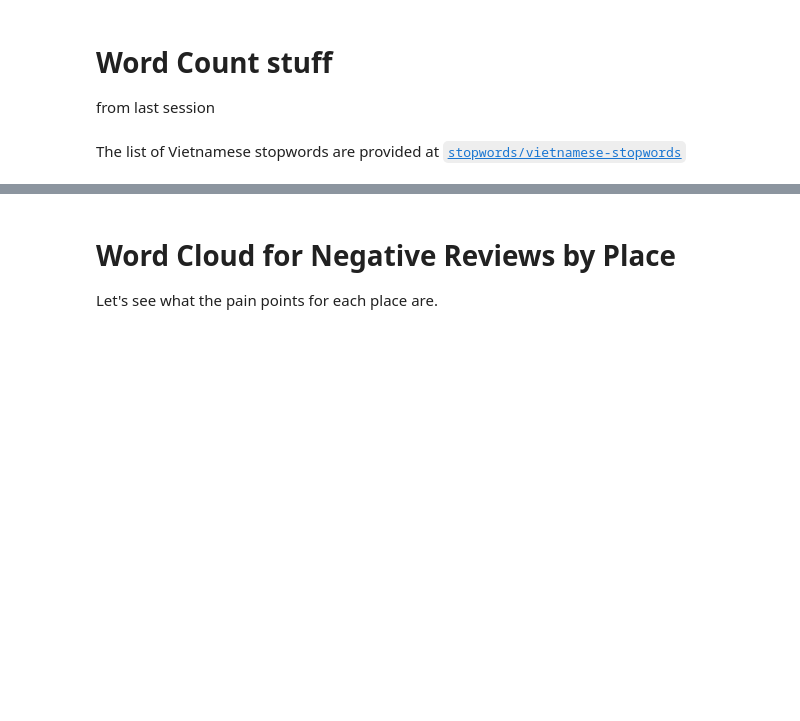
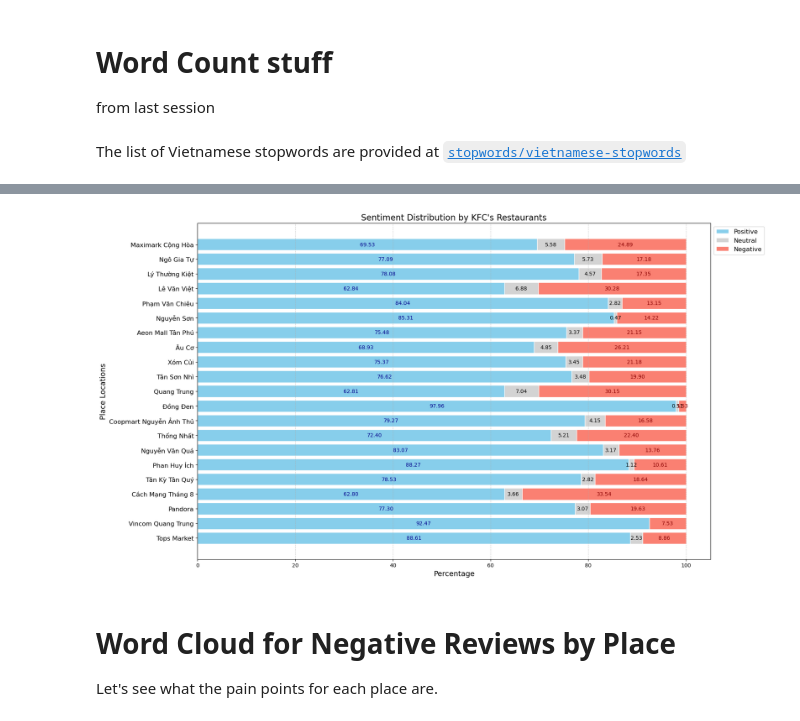
Before and after one commit to Ngoc-Cac/kfc-reviews-with-bigdata, a Jupyter notebook: sentiment_analysis/eda_2.ipynb, the cells around one changed output, grey strips where cells are left out. Saved outputs shown, nothing was run; the diff lists cells and outputs as text; code cells hidden in the pictures; blank space fills up the shorter version.

```diff
--- a/sentiment_analysis/eda_2.ipynb
+++ b/sentiment_analysis/eda_2.ipynb
@@ -181,3 +178,49 @@ plt.show()
+# %%
+ratio_df = pivot_df.div(pivot_df['Total'], axis=0) * 100
+
+# Visualize stacked bar
+plt.figure(figsize=(18, 10))
+
+p1 = plt.barh(ratio_df.index, ratio_df['positive'],
+              color='skyblue', label='Positive', edgecolor='white')
+p2 = plt.barh(ratio_df.index, ratio_df['neutral'],
+              left=ratio_df['positive'],
+              color='lightgray', label='Neutral', edgecolor='white')
+p3 = plt.barh(ratio_df.index, ratio_df['negative'],
+              left=ratio_df['positive'] + ratio_df['neutral'],
+              color='salmon', label='Negative', edgecolor='white')
+
+for i, place in enumerate(ratio_df.index):
+    # Positive
+    if ratio_df['positive'].iloc[i] > 0:
+        plt.text(ratio_df['positive'].iloc[i]/2, i,
+                f"{ratio_df['positive'].iloc[i]:.2f}",
+                va='center', ha='center', color='darkblue', fontsize=10)
+
+    # Neutral
+    if ratio_df['neutral'].iloc[i] > 0:
+        plt.text(ratio_df['positive'].iloc[i] + ratio_df['neutral'].iloc[i]/2, i,
+                f"{ratio_df['neutral'].iloc[i]:.2f}",
+                va='center', ha='center', color='black', fontsize=10)
+
+    # Negative
+    total = ratio_df['positive'].iloc[i] + ratio_df['neutral'].iloc[i] + ratio_df['negative'].iloc[i]
+    if ratio_df['negative'].iloc[i] > 0:
+        plt.text(ratio_df['positive'].iloc[i] + ratio_df['neutral'].iloc[i] + ratio_df['negative'].iloc[i]/2, i,
+                f"{ratio_df['negative'].iloc[i]:.2f}",
+                va='center', ha='center', color='darkred', fontsize=10)
+
+plt.yticks(range(len(ratio_df.index)), ratio_df.index, fontsize=12)
+plt.xlabel('Percentage', fontsize=14)
+plt.ylabel('Place Locations', fontsize=14)
+plt.title("Sentiment Distribution by KFC's Restaurants", fontsize=16)
+plt.legend(fontsize=12, bbox_to_anchor=(1, 1), loc='upper left')
+plt.grid(axis='x', linestyle='--', alpha=0.6)
+
+plt.tight_layout()
+plt.show()
+# %% [output]
+[figure, added]
 # %% [markdown]
 # Word Cloud for Negative Reviews by Place
 
```
Also changed, not shown: parts of 3 cells of this notebook.
